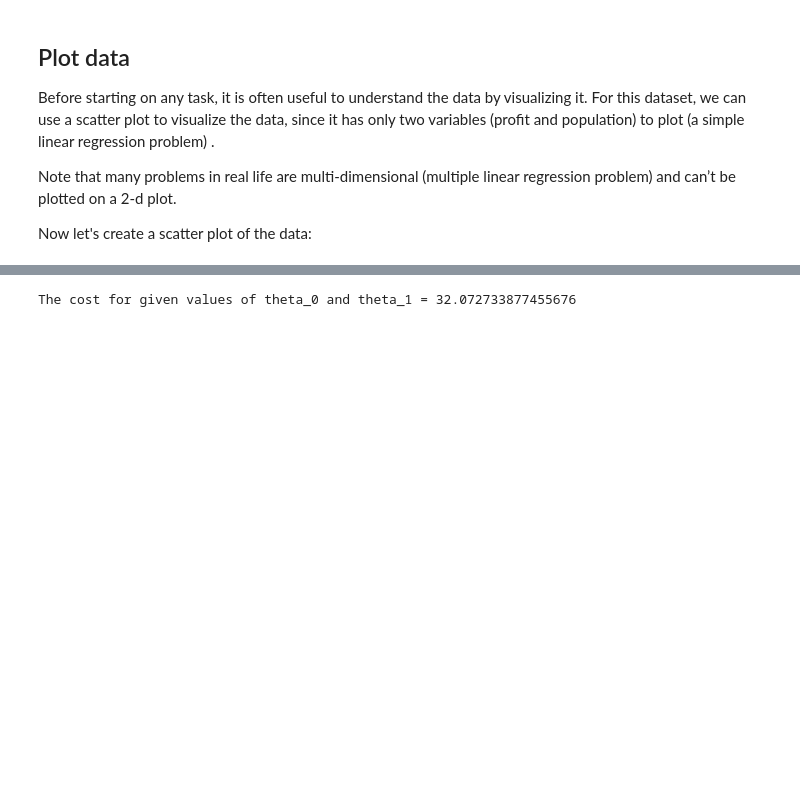
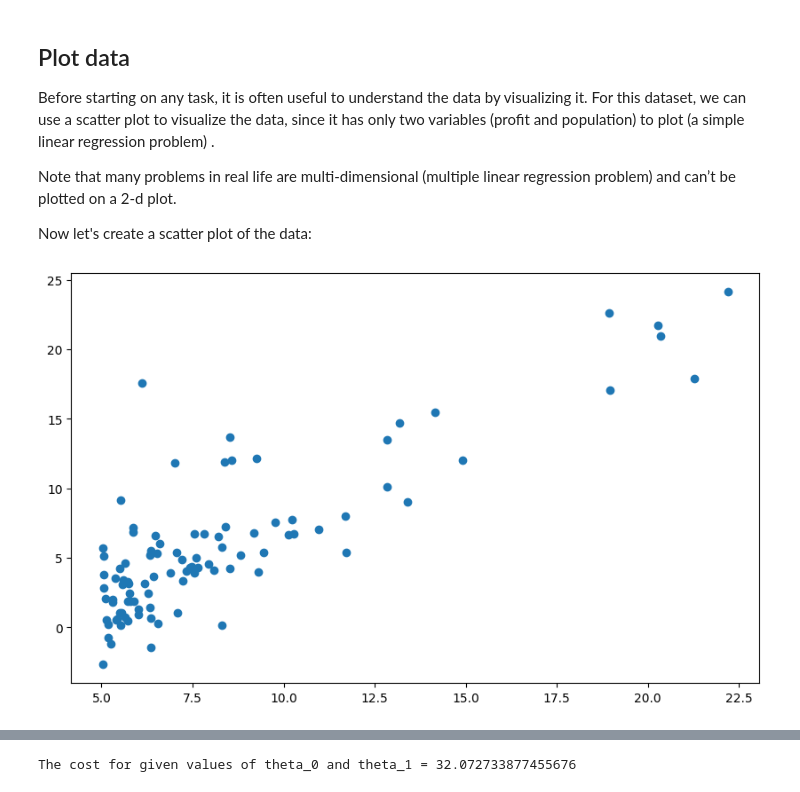
Before and after one commit to Farah-Deeba-UNCC/Introduction-to-ML, a Jupyter notebook: Notebooks/9-LinearRegression.ipynb, the cells around one changed output, grey strips where cells are left out. Cells and saved outputs as stored; diff of their text form; code cells hidden in the pictures; blank space fills up the shorter version.

```diff
--- a/Notebooks/9-LinearRegression.ipynb
+++ b/Notebooks/9-LinearRegression.ipynb
@@ -24,6 +28,8 @@ Note that many problems in real life are multi-dimensional (multiple linear regr
 
 Now let's create a scatter plot of the data:
 # %%
-plt.scatter(X,Y)
+plt.scatter(df.population,df.profit)
 plt.show()
+# %% [output]
+[figure, added]
 # %%
```
Also changed, not shown: parts of 20 cells of this notebook.
